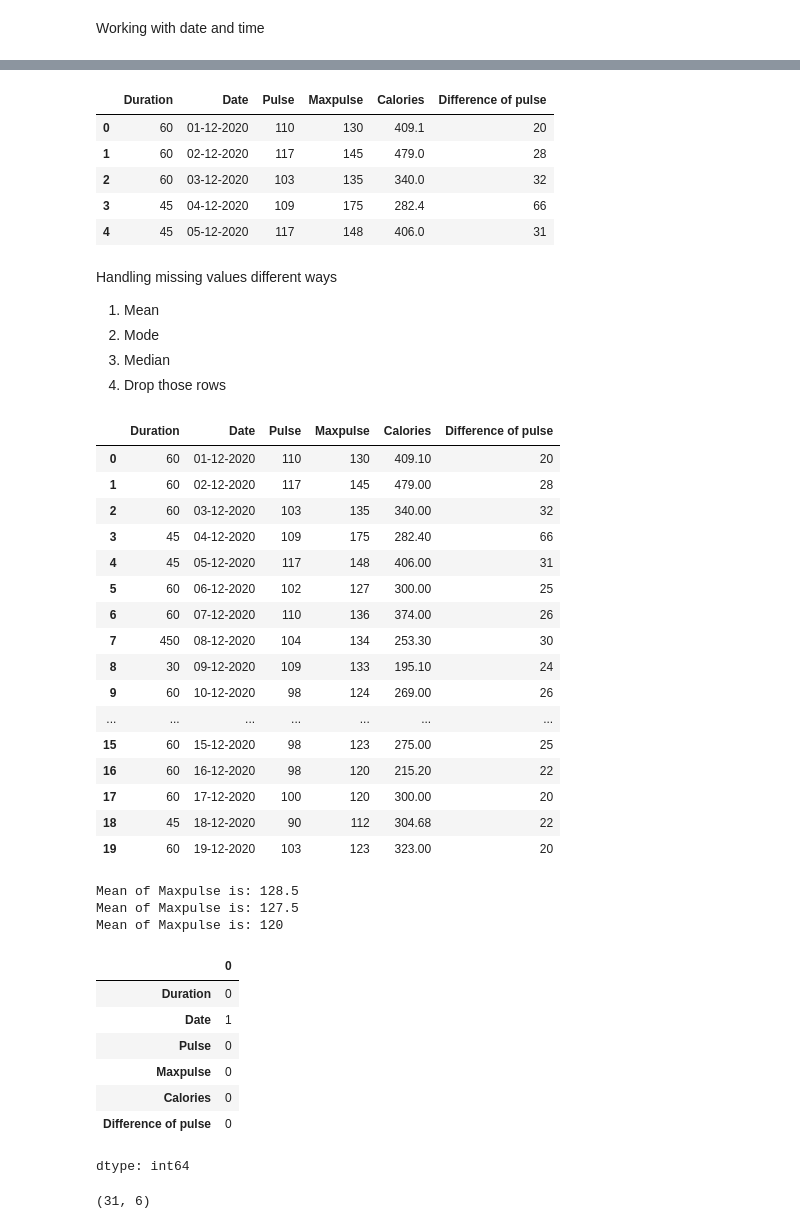
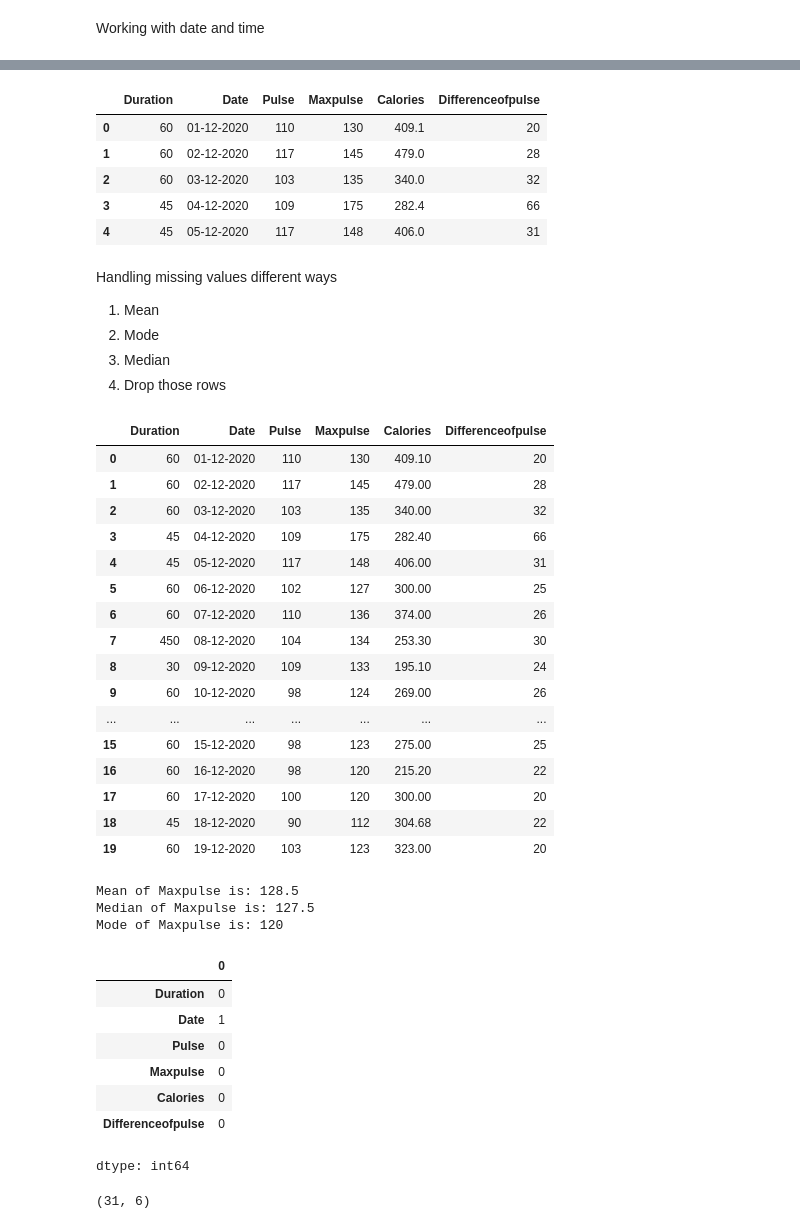
Before and after one commit to Melany0297/DEA113, a Jupyter notebook: EDA.ipynb, the cells around one changed output, grey strips where cells are left out. Saved outputs shown, nothing was run; the diff lists cells and outputs as text; code cells hidden in the pictures.

```diff
--- a/EDA.ipynb
+++ b/EDA.ipynb
@@ -87,7 +92,7 @@ data.shape
 **DATA REDUCTION **
 # %%
 #Removing the 'pulse' column
-data = data.drop(['Pulse'], axis=1)
+#data = data.drop(['Pulse'], axis=1)
 # %%
 data.head()
 # %% [output]
@@ -124,10 +129,10 @@ current Time: 02:01:35
 # %%
 #Calculate de difference between pulse & Maxpulse and store it in new column 'Difference of pulse'
 data['Differenceofpulse'] = data['Maxpulse']-data['Pulse']
-data = data.drop(['Differenceofpulse'], axis=1)
+#data = data.drop(['Differenceofpulse'], axis=1)
 data.head()
 # %% [output]
-|  | Duration | Date | Pulse | Maxpulse | Calories | Difference of pulse |
+|  | Duration | Date | Pulse | Maxpulse | Calories | Differenceofpulse |
 | 0 | 60 | 01-12-2020 | 110 | 130 | 409.1 | 20 |
 | 1 | 60 | 02-12-2020 | 117 | 145 | 479.0 | 28 |
 | 2 | 60 | 03-12-2020 | 103 | 135 | 340.0 | 32 |
@@ -142,7 +147,7 @@ Handling missing values different ways
 # %%
 data.head(20)
 # %% [output]
-|  | Duration | Date | Pulse | Maxpulse | Calories | Difference of pulse |
+|  | Duration | Date | Pulse | Maxpulse | Calories | Differenceofpulse |
 | 0 | 60 | 01-12-2020 | 110 | 130 | 409.10 | 20 |
 | 1 | 60 | 02-12-2020 | 117 | 145 | 479.00 | 28 |
 | 2 | 60 | 03-12-2020 | 103 | 135 | 340.00 | 32 |
@@ -162,14 +167,14 @@ data.head(20)
 # %%
 data['Calories'] = data['Calories'].fillna(data['Calories'].mean())
 print("Mean of Maxpulse is:", data ['Maxpulse']. mean())
-print("Mean of Maxpulse is:", data ['Maxpulse']. median())
-print("Mean of Maxpulse is:", data ['Maxpulse']. mode()[0])
+print("Median of Maxpulse is:", data ['Maxpulse']. median())
+print("Mode of Maxpulse is:", data ['Maxpulse']. mode()[0])
 
 #mean median mode of calories:
 # %% [output]
 Mean of Maxpulse is: 128.5
-Mean of Maxpulse is: 127.5
-Mean of Maxpulse is: 120
+Median of Maxpulse is: 127.5
+Mode of Maxpulse is: 120
 # %%
 data.isnull().sum()
 # %% [output]
@@ -179,7 +184,7 @@ data.isnull().sum()
 | Pulse | 0 |
 | Maxpulse | 0 |
 | Calories | 0 |
-| Difference of pulse | 0 |
+| Differenceofpulse | 0 |
 dtype: int64
 # %%
 #delete all the rows of all the clumns those contain null values
```
Also changed, not shown: parts of 12 cells of this notebook.
